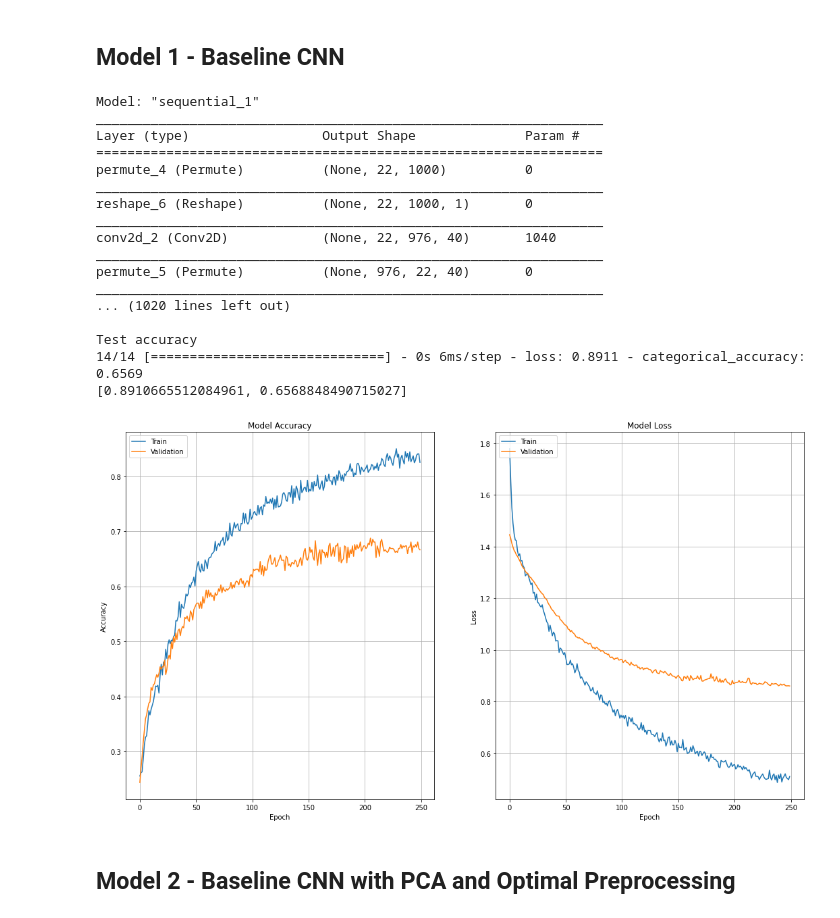
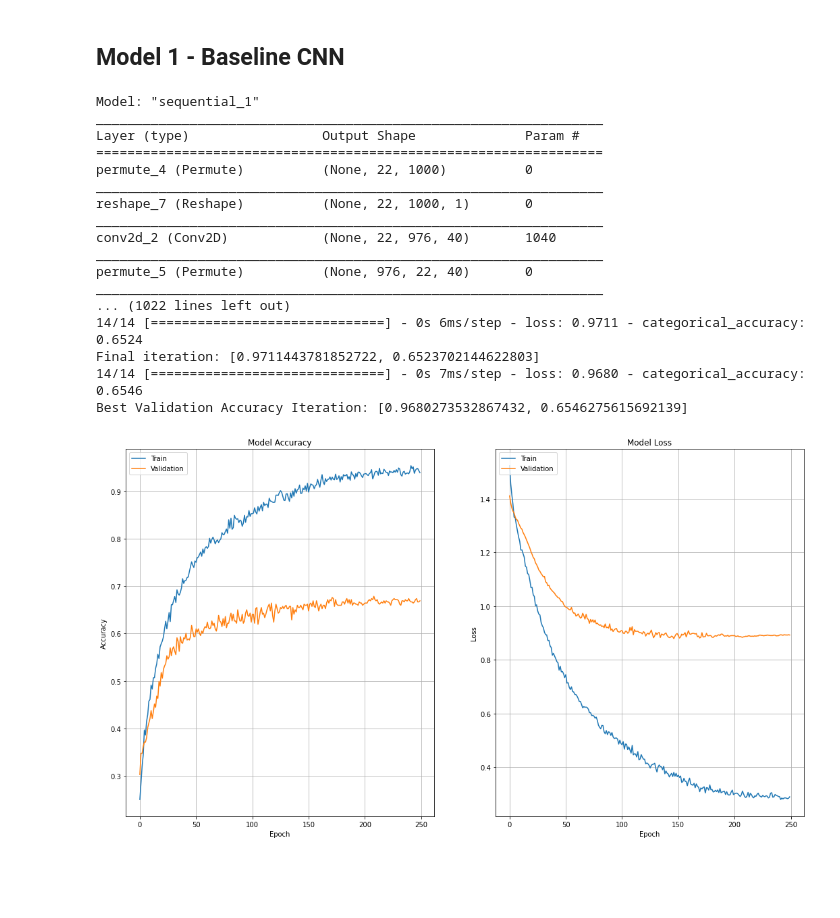
Before and after one commit to cmunozcortes/c247-final-project, a Jupyter notebook: src/C247_Final_Notebook.ipynb, the cells around one changed output. Saved outputs shown, nothing was run; the diff lists cells and outputs as text; code cells hidden in the pictures; blank space fills up the shorter version.

```diff
--- a/src/C247_Final_Notebook.ipynb
+++ b/src/C247_Final_Notebook.ipynb
@@ -199,7 +199,7 @@ conv_sizes = [(1, 25)]
 fc_sizes = [40, 4]
 pool_sizes = [75]
 pool_strides = [15]
-fc_dropout = 0.8
+fc_dropout = 0.5
 
 # Model architecture
 model = tf.keras.Sequential()
@@ -254,45 +254,44 @@ loss_hist = model.fit(
 )
 
 # Load our best weights and evaluate model on test dataset
+print("\nTest accuracy:")
+print("Final iteration:", model.evaluate(X_test_baseline, y_test_1h))
 model.load_weights('best_cnn.h5')
-print('\nTest accuracy')
-print(model.evaluate(X_test_baseline, y_test_1h))
+print("Best Validation Accuracy Iteration:", model.evaluate(X_test_baseline, y_test_1h))
 
 # Plot our loss and accuracy over time
 fig, axs = plt.subplots(1,2, figsize=(18, 10))
 axs[0].plot(loss_hist.history['categorical_accuracy'])
 axs[0].plot(loss_hist.history['val_categorical_accuracy'])
 axs[0].set_ylabel('Accuracy')
 axs[0].set_xlabel('Epoch')
 axs[0].set_title('Model Accuracy')
 axs[0].legend(['Train', 'Validation'], loc='upper left')
 axs[0].grid()
 axs[1].plot(loss_hist.history['loss'])
 axs[1].plot(loss_hist.history['val_loss'])
 axs[1].set_ylabel('Loss')
 axs[1].set_xlabel('Epoch')
 axs[1].set_title('Model Loss')
 axs[1].legend(['Train', 'Validation'], loc='upper left')
 axs[1].grid()
 plt.show()
 # %% [output]
 Model: "sequential_1"
 _________________________________________________________________
 Layer (type)                 Output Shape              Param #
 =================================================================
 permute_4 (Permute)          (None, 22, 1000)          0
 _________________________________________________________________
-reshape_6 (Reshape)          (None, 22, 1000, 1)       0
+reshape_7 (Reshape)          (None, 22, 1000, 1)       0
 _________________________________________________________________
 conv2d_2 (Conv2D)            (None, 22, 976, 40)       1040
 _________________________________________________________________
 permute_5 (Permute)          (None, 976, 22, 40)       0
 _________________________________________________________________
-... (1020 lines left out)
-
-Test accuracy
-14/14 [==============================] - 0s 6ms/step - loss: 0.8911 - categorical_accuracy: 0.6569
-[0.8910665512084961, 0.6568848490715027]
+... (1022 lines left out)
+14/14 [==============================] - 0s 6ms/step - loss: 0.9711 - categorical_accuracy: 0.6524
+Final iteration: [0.9711443781852722, 0.6523702144622803]
+14/14 [==============================] - 0s 7ms/step - loss: 0.9680 - categorical_accuracy: 0.6546
+Best Validation Accuracy Iteration: [0.9680273532867432, 0.6546275615692139]
-[figure, old version]
+[figure, new version]
-# %% [markdown]
-## Model 2 - Baseline CNN with PCA and Optimal Preprocessing
```
Also changed, not shown: parts of 13 cells of this notebook.
